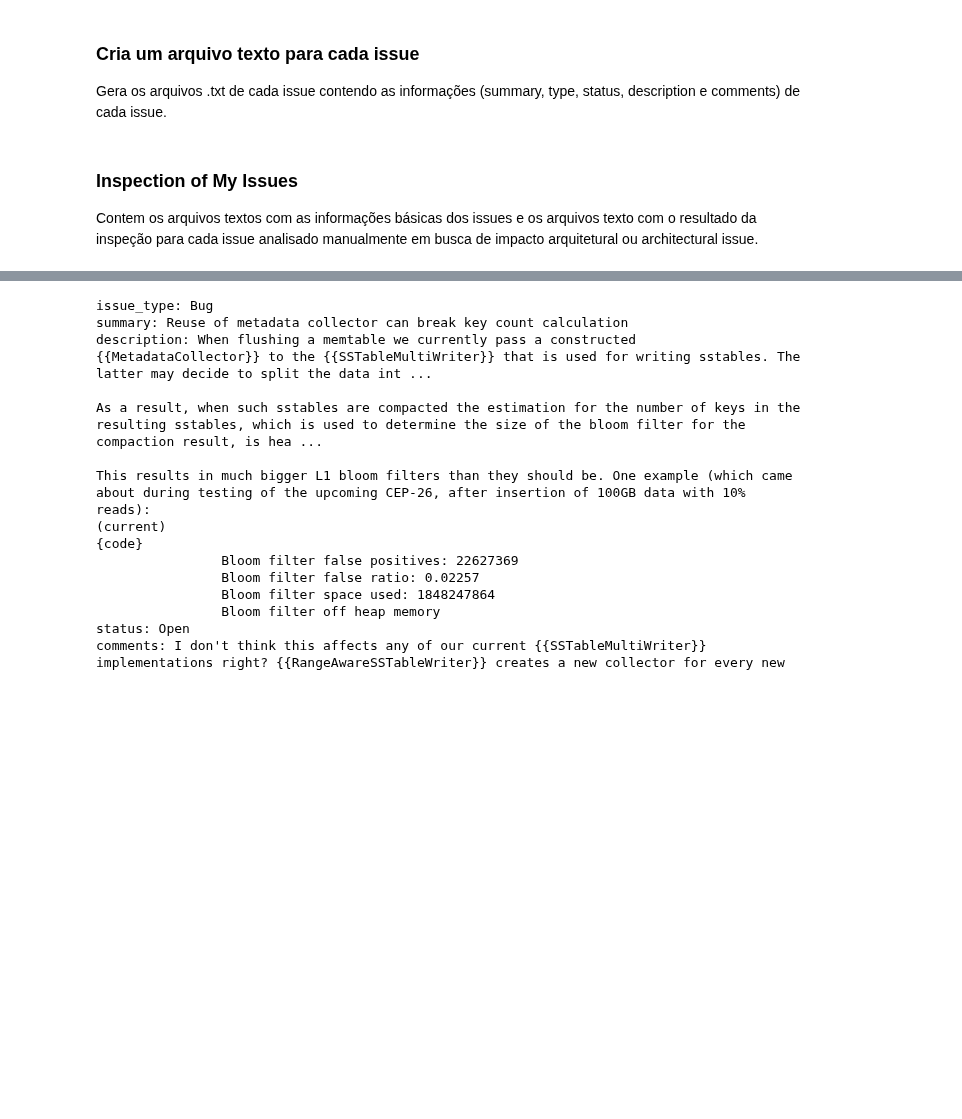
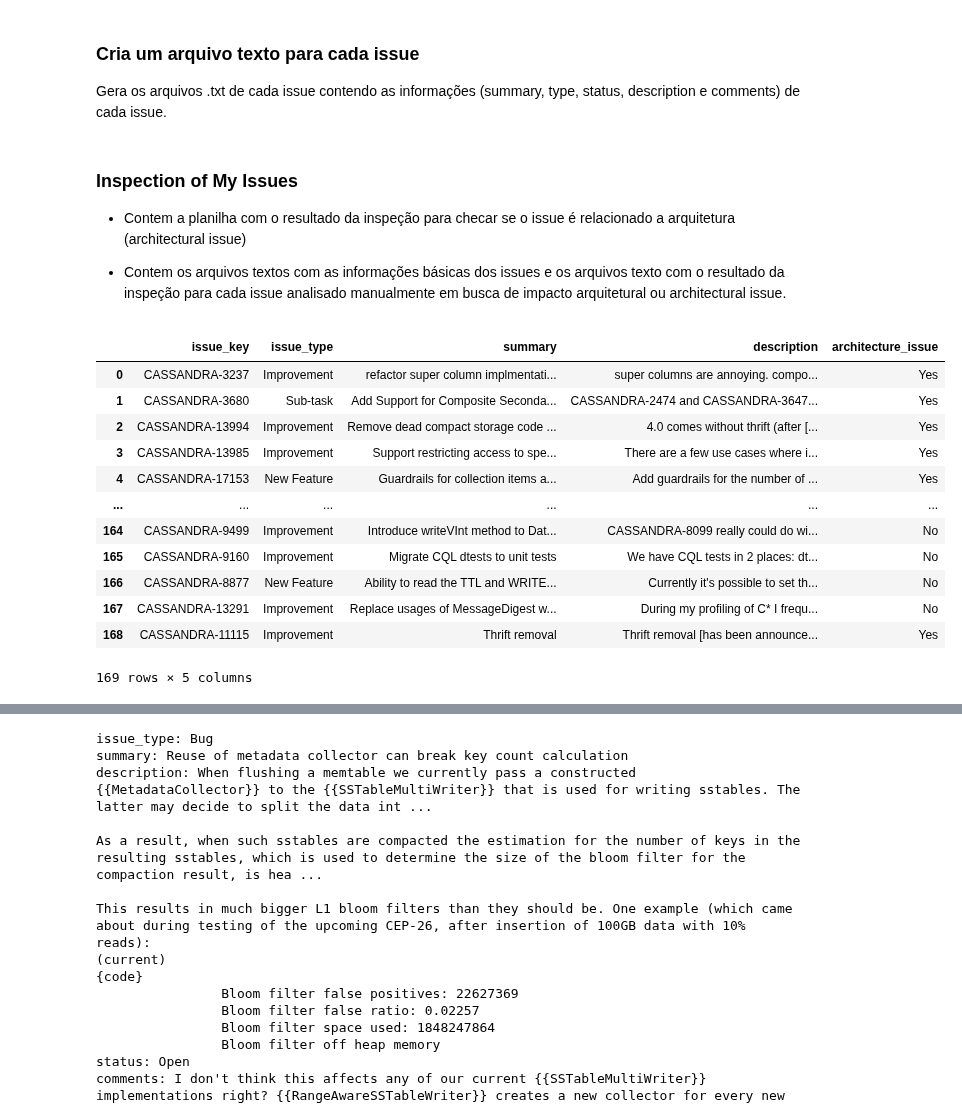
Before and after one commit to armandossrecife/my_validation, a Jupyter notebook: My_Commits_and_my_Issues_from_Cassandra.ipynb, the cells around one changed output, grey strips where cells are left out. Saved outputs shown, nothing was run; the diff lists cells and outputs as text; code cells hidden in the pictures; blank space fills up the shorter version.

```diff
--- a/My_Commits_and_my_Issues_from_Cassandra.ipynb
+++ b/My_Commits_and_my_Issues_from_Cassandra.ipynb
@@ -1991,4 +2030,22 @@ print(f'{len(sample_163_issues)} para inspeção manual')
 # %% [markdown]
 ### Inspection of My Issues
 
-Contem os arquivos textos com as informações básicas dos issues e os arquivos texto com o resultado da inspeção para cada issue analisado manualmente em busca de impacto arquitetural ou architectural issue.
+- Contem a planilha com o resultado da inspeção para checar se o issue é relacionado a arquitetura (architectural issue)
+
+- Contem os arquivos textos com as informações básicas dos issues e os arquivos texto com o resultado da inspeção para cada issue analisado manualmente em busca de impacto arquitetural ou architectural issue.
+# %%
+my_inspecao_completa
+# %% [output]
+|  | issue_key | issue_type | summary | description | architecture_issue |
+| 0 | CASSANDRA-3237 | Improvement | refactor super column implmentati... | super columns are annoying. compo... | Yes |
+| 1 | CASSANDRA-3680 | Sub-task | Add Support for Composite Seconda... | CASSANDRA-2474 and CASSANDRA-3647... | Yes |
+| 2 | CASSANDRA-13994 | Improvement | Remove dead compact storage code ... | 4.0 comes without thrift (after [... | Yes |
+| 3 | CASSANDRA-13985 | Improvement | Support restricting access to spe... | There are a few use cases where i... | Yes |
+| 4 | CASSANDRA-17153 | New Feature | Guardrails for collection items a... | Add guardrails for the number of ... | Yes |
+| ... | ... | ... | ... | ... | ... |
+| 164 | CASSANDRA-9499 | Improvement | Introduce writeVInt method to Dat... | CASSANDRA-8099 really could do wi... | No |
+| 165 | CASSANDRA-9160 | Improvement | Migrate CQL dtests to unit tests | We have CQL tests in 2 places: dt... | No |
+| 166 | CASSANDRA-8877 | New Feature | Ability to read the TTL and WRITE... | Currently it's possible to set th... | No |
+| 167 | CASSANDRA-13291 | Improvement | Replace usages of MessageDigest w... | During my profiling of C* I frequ... | No |
+| 168 | CASSANDRA-11115 | Improvement | Thrift removal | Thrift removal [has been announce... | Yes |
+169 rows × 5 columns
```
Also changed, not shown: parts of 22 cells of this notebook.
